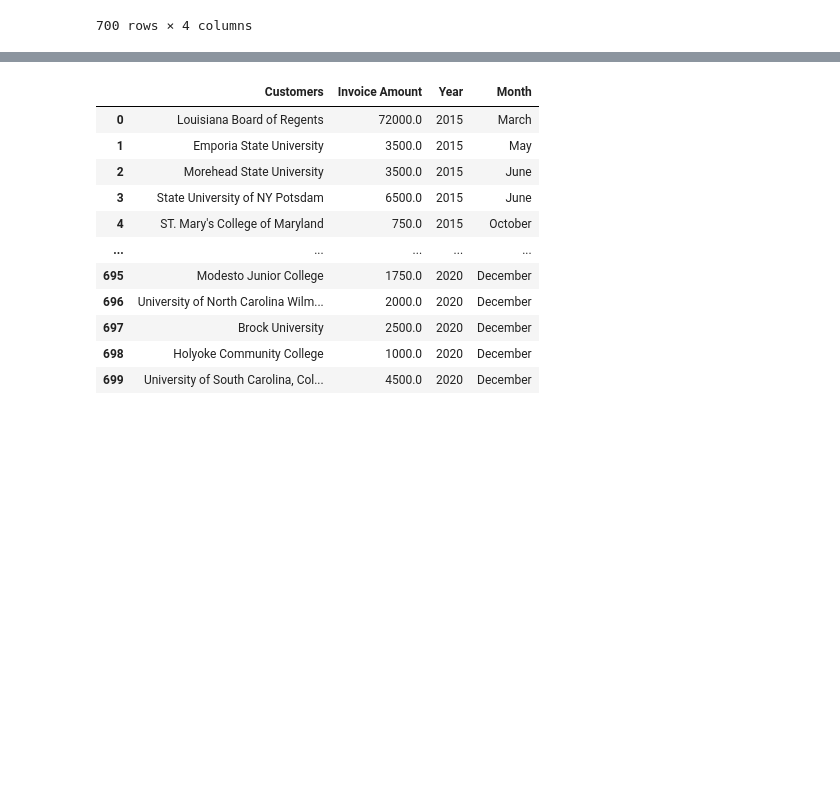
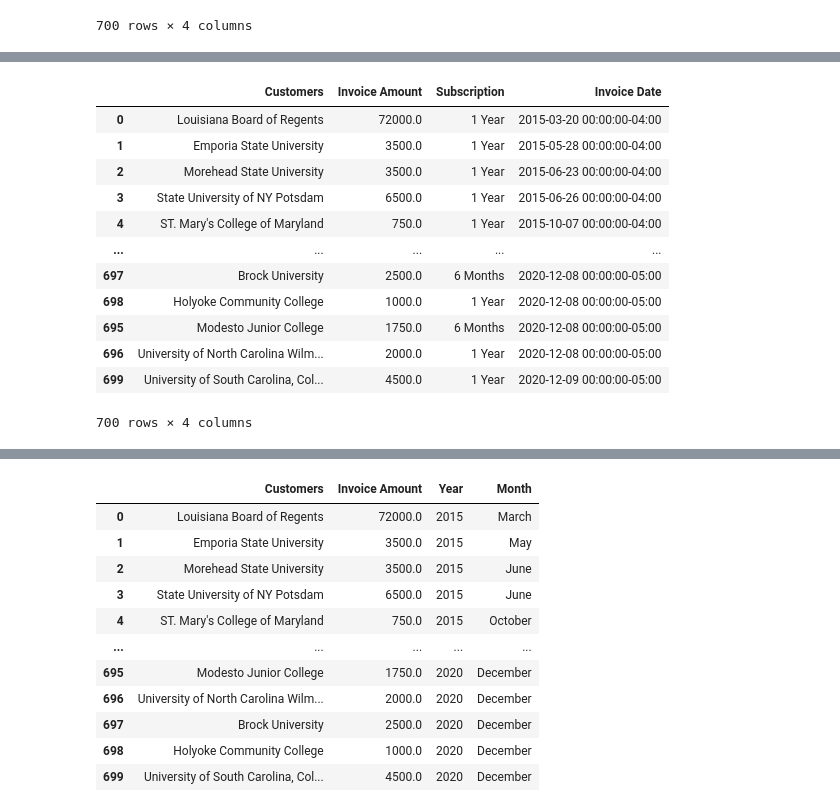
Before and after one commit to dd2-GWFinTech-Projects/Project1_ProductMarketingAnalysis, a Jupyter notebook: 02_Processing/07_Plots.ipynb, the cells around one changed output, grey strips where cells are left out. Saved outputs shown, nothing was run; the diff lists cells and outputs as text; code cells hidden in the pictures; blank space fills up the shorter version.

```diff
--- a/02_Processing/07_Plots.ipynb
+++ b/02_Processing/07_Plots.ipynb
@@ -161,0 +201,17 @@ grp_monthly_income.hvplot(kind='table')
+# %%
+subscription_income = atlas.iloc[:, [0, 6, 7, 2]]
+subscription_income.sort_values(by='Invoice Date')
+# %% [output]
+|  | Customers | Invoice Amount | Subscription | Invoice Date |
+| 0 | Louisiana Board of Regents | 72000.0 | 1 Year | 2015-03-20 00:00:00-04:00 |
+| 1 | Emporia State University | 3500.0 | 1 Year | 2015-05-28 00:00:00-04:00 |
+| 2 | Morehead State University | 3500.0 | 1 Year | 2015-06-23 00:00:00-04:00 |
+| 3 | State University of NY Potsdam | 6500.0 | 1 Year | 2015-06-26 00:00:00-04:00 |
+| 4 | ST. Mary's College of Maryland | 750.0 | 1 Year | 2015-10-07 00:00:00-04:00 |
+| ... | ... | ... | ... | ... |
+| 697 | Brock University | 2500.0 | 6 Months | 2020-12-08 00:00:00-05:00 |
+| 698 | Holyoke Community College | 1000.0 | 1 Year | 2020-12-08 00:00:00-05:00 |
+| 695 | Modesto Junior College | 1750.0 | 6 Months | 2020-12-08 00:00:00-05:00 |
+| 696 | University of North Carolina Wilm... | 2000.0 | 1 Year | 2020-12-08 00:00:00-05:00 |
+| 699 | University of South Carolina, Col... | 4500.0 | 1 Year | 2020-12-09 00:00:00-05:00 |
+700 rows × 4 columns
```
Also changed, not shown: parts of 10 cells of this notebook, 5 other files.
